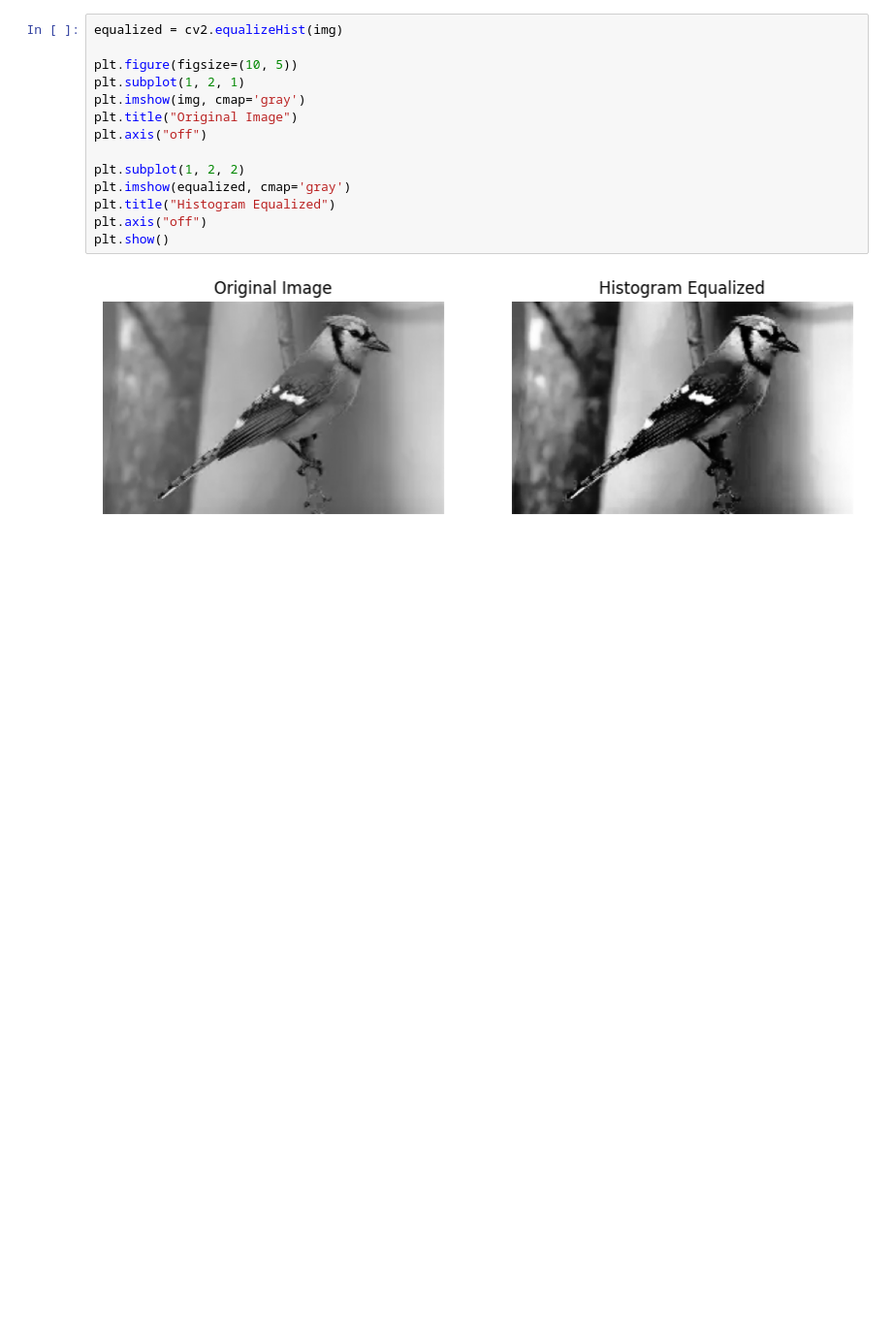
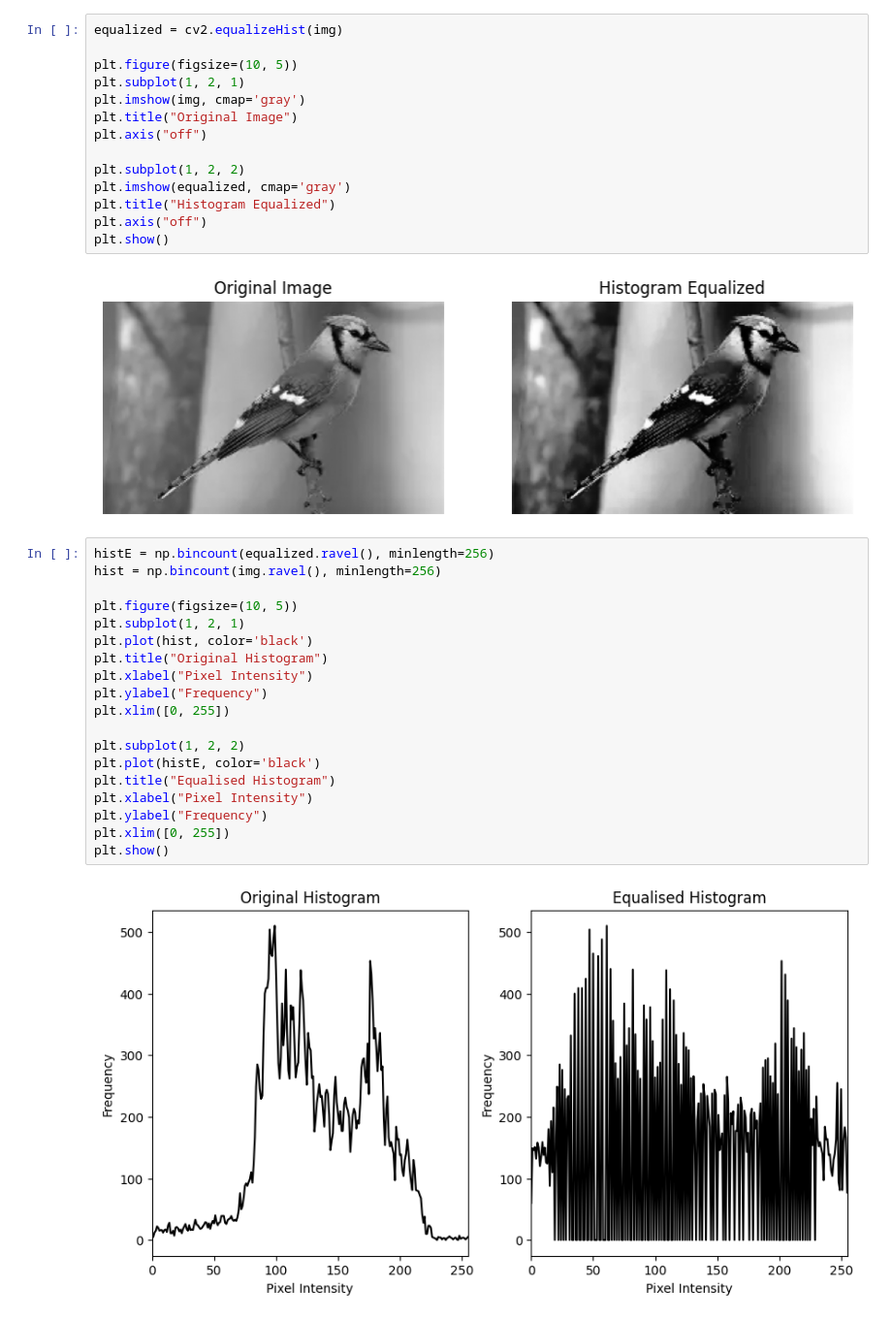
Before and after one commit to kartik1A16/Image_processing, a Jupyter notebook: Basic.ipynb, the cells around one changed output. Shown: that part at 97% size. Cells and saved outputs as stored; diff of their text form; blank space fills up the shorter version.

```diff
--- a/Basic.ipynb
+++ b/Basic.ipynb
@@ -169,3 +179,24 @@ plt.axis("off")
 plt.show()
 # %% [output]
 [figure]
+# %%
+histE = np.bincount(equalized.ravel(), minlength=256)
+hist = np.bincount(img.ravel(), minlength=256)
+
+plt.figure(figsize=(10, 5))
+plt.subplot(1, 2, 1)
+plt.plot(hist, color='black')
+plt.title("Original Histogram")
+plt.xlabel("Pixel Intensity")
+plt.ylabel("Frequency")
+plt.xlim([0, 255])
+
+plt.subplot(1, 2, 2)
+plt.plot(histE, color='black')
+plt.title("Equalised Histogram")
+plt.xlabel("Pixel Intensity")
+plt.ylabel("Frequency")
+plt.xlim([0, 255])
+plt.show()
+# %% [output]
+[figure, added]
```
Also changed, not shown: parts of 4 cells of this notebook, 1 other file.
